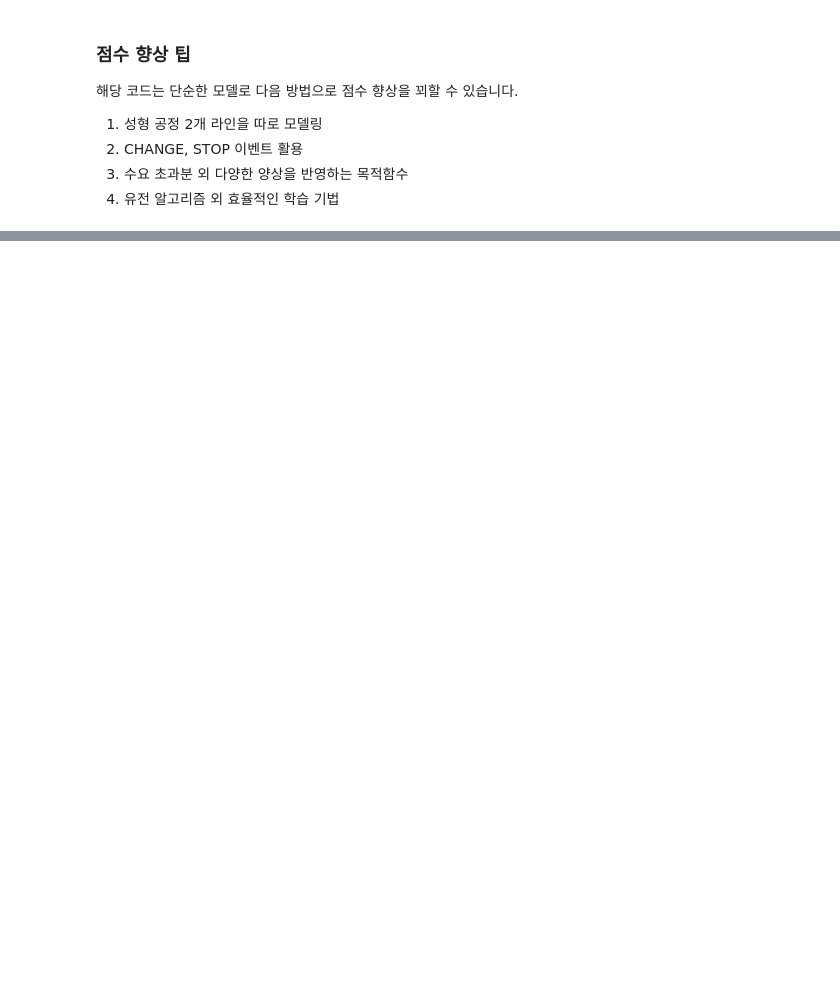
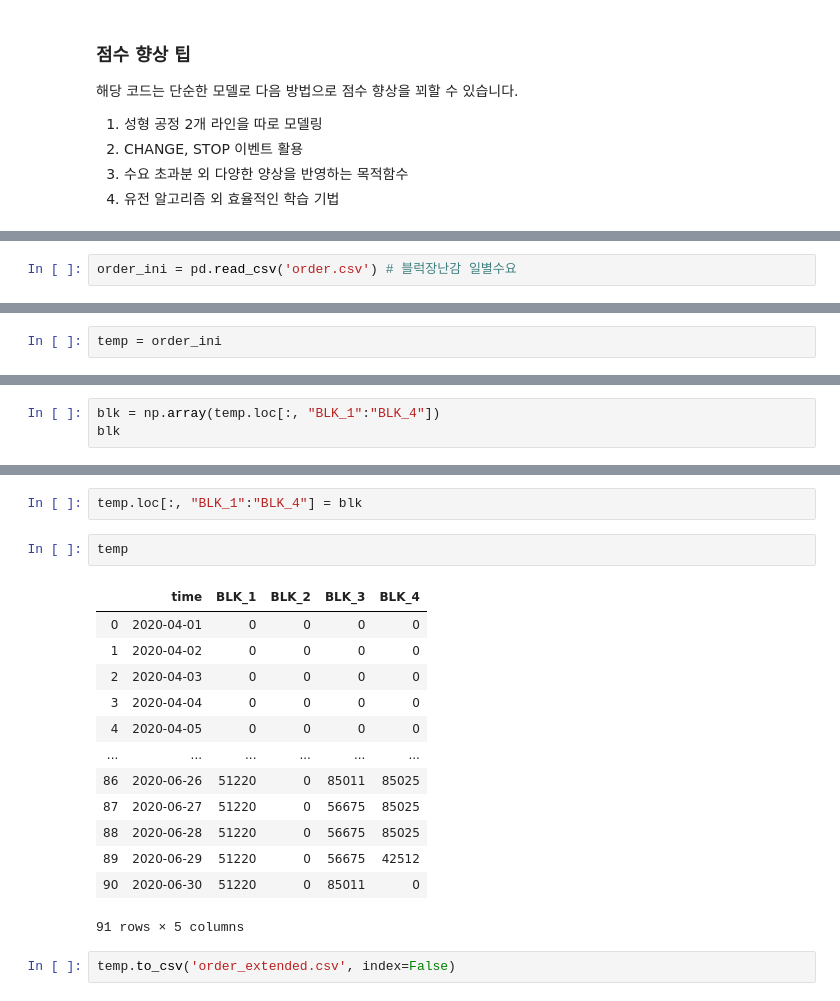
Before and after one commit to ew5224/DACON-Manufacture-Process-Optimization, a Jupyter notebook: ga_code/main.ipynb, the cells around one changed output, grey strips where cells are left out. Cells and saved outputs as stored; diff of their text form; blank space fills up the shorter version.

```diff
--- a/ga_code/main.ipynb
+++ b/ga_code/main.ipynb
@@ -267,0 +368,2 @@ submission.to_csv('Dacon_baseline.csv', index=False)
+# %%
+order_ini = pd.read_csv('order.csv') # 블럭장난감 일별수요
@@ -267,0 +379,2 @@ submission.to_csv('Dacon_baseline.csv', index=False)
+# %%
+temp = order_ini
@@ -267,0 +386,3 @@ submission.to_csv('Dacon_baseline.csv', index=False)
+# %%
+blk = np.array(temp.loc[:, "BLK_1":"BLK_4"])
+blk
@@ -267,0 +443,20 @@ submission.to_csv('Dacon_baseline.csv', index=False)
+# %%
+temp.loc[:, "BLK_1":"BLK_4"] = blk
+# %%
+temp
+# %% [output]
+|  | time | BLK_1 | BLK_2 | BLK_3 | BLK_4 |
+| 0 | 2020-04-01 | 0 | 0 | 0 | 0 |
+| 1 | 2020-04-02 | 0 | 0 | 0 | 0 |
+| 2 | 2020-04-03 | 0 | 0 | 0 | 0 |
+| 3 | 2020-04-04 | 0 | 0 | 0 | 0 |
+| 4 | 2020-04-05 | 0 | 0 | 0 | 0 |
+| ... | ... | ... | ... | ... | ... |
+| 86 | 2020-06-26 | 51220 | 0 | 85011 | 85025 |
+| 87 | 2020-06-27 | 51220 | 0 | 56675 | 85025 |
+| 88 | 2020-06-28 | 51220 | 0 | 56675 | 85025 |
+| 89 | 2020-06-29 | 51220 | 0 | 56675 | 42512 |
+| 90 | 2020-06-30 | 51220 | 0 | 85011 | 0 |
+91 rows × 5 columns
+# %%
+temp.to_csv('order_extended.csv', index=False)
```
Also changed, not shown: parts of 15 cells of this notebook.
